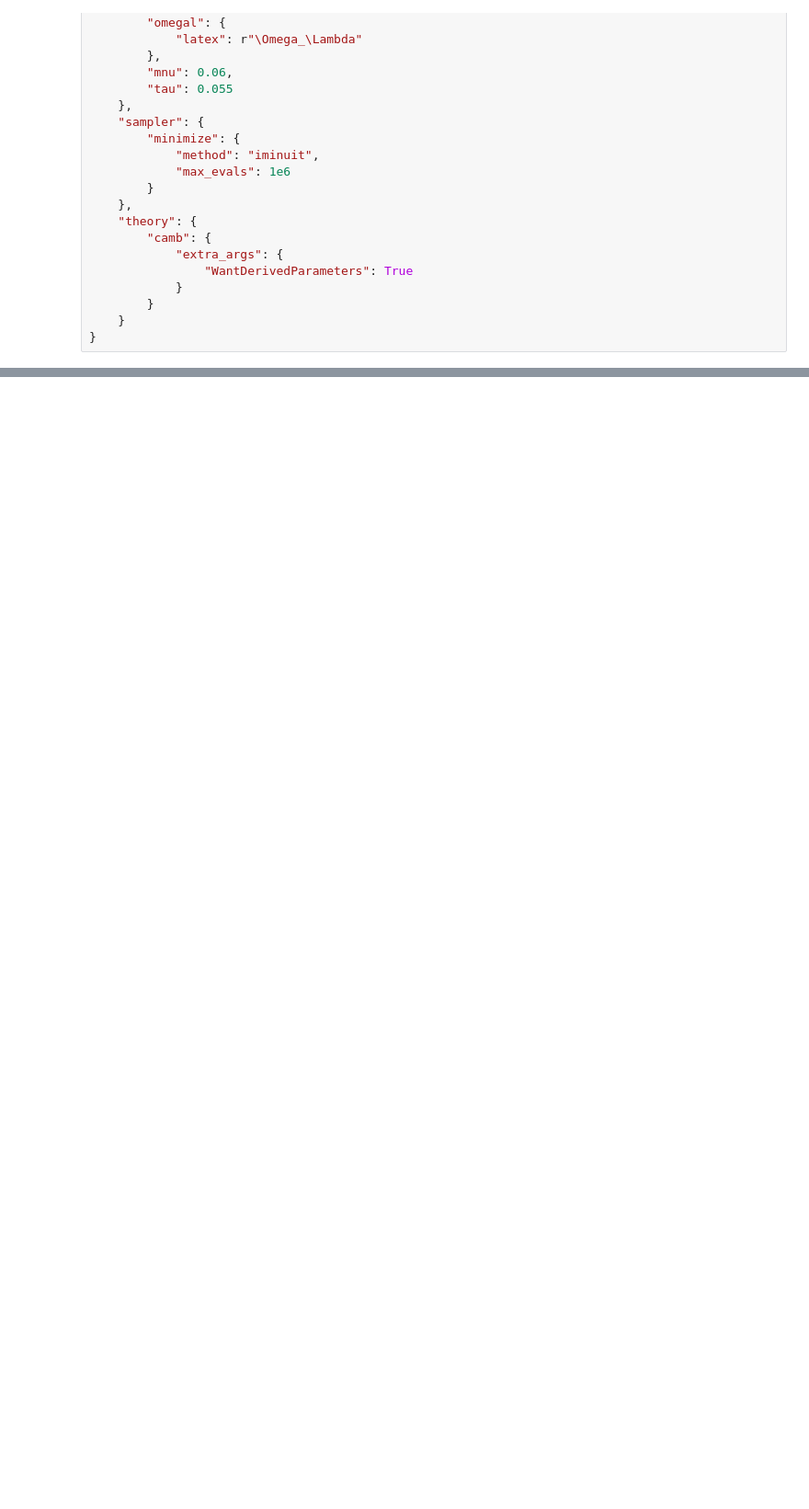
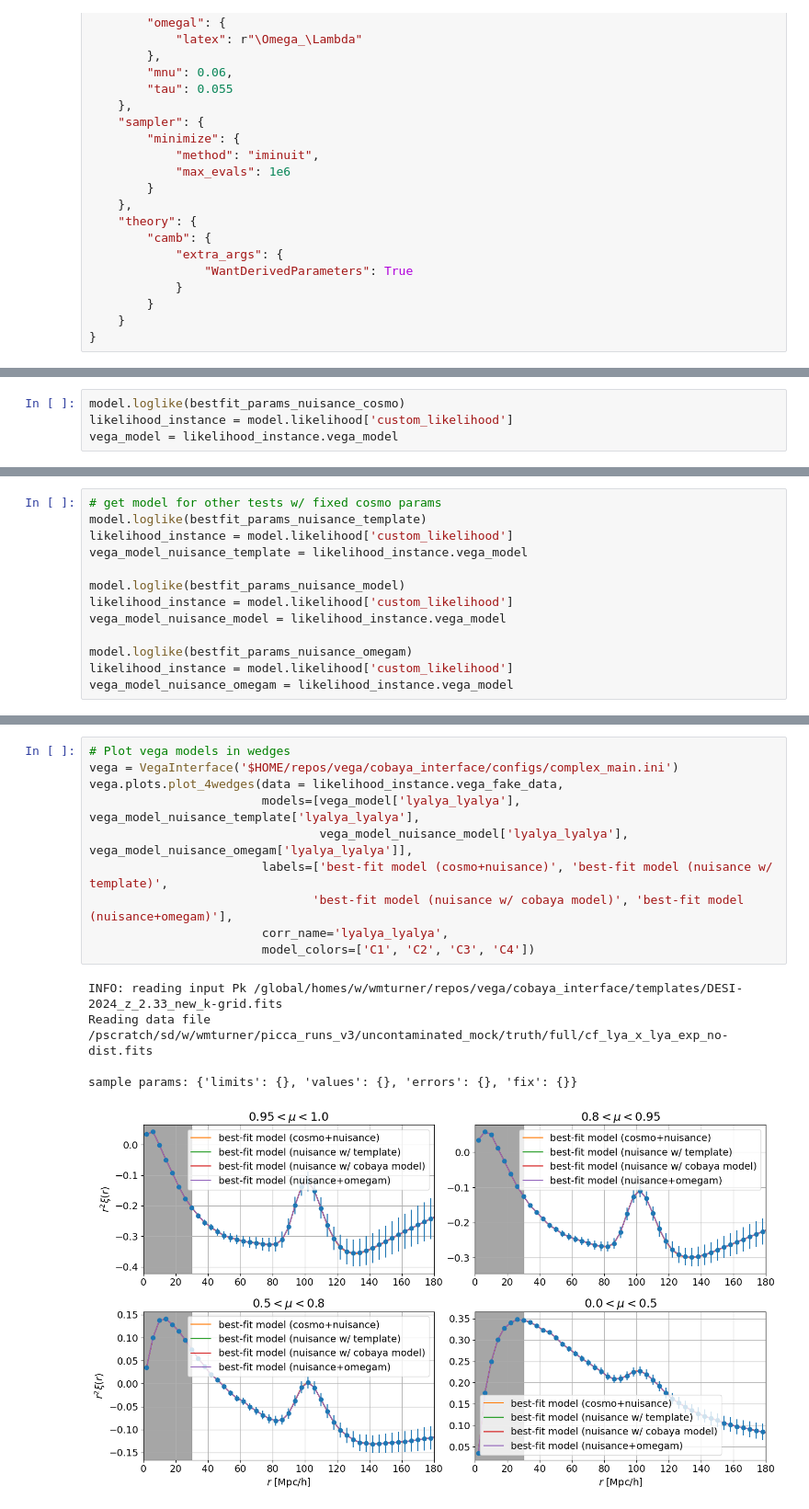
Before and after one commit to andreicuceu/vega, a Jupyter notebook: cobaya_interface/likelihood.ipynb, the cells around one changed output, grey strips where cells are left out. Shown at 92% size. Cells and saved outputs as stored; diff of their text form; blank space fills up the shorter version.

```diff
--- a/cobaya_interface/likelihood.ipynb
+++ b/cobaya_interface/likelihood.ipynb
@@ -260,0 +1053,4 @@ WARNING: Reduced matrix is not positive definite
+# %%
+model.loglike(bestfit_params_nuisance_cosmo)
+likelihood_instance = model.likelihood['custom_likelihood']
+vega_model = likelihood_instance.vega_model
@@ -260,0 +1062,13 @@ WARNING: Reduced matrix is not positive definite
+# %%
+# get model for other tests w/ fixed cosmo params
+model.loglike(bestfit_params_nuisance_template)
+likelihood_instance = model.likelihood['custom_likelihood']
+vega_model_nuisance_template = likelihood_instance.vega_model
+
+model.loglike(bestfit_params_nuisance_model)
+likelihood_instance = model.likelihood['custom_likelihood']
+vega_model_nuisance_model = likelihood_instance.vega_model
+
+model.loglike(bestfit_params_nuisance_omegam)
+likelihood_instance = model.likelihood['custom_likelihood']
+vega_model_nuisance_omegam = likelihood_instance.vega_model
@@ -260,0 +1118,16 @@ WARNING: Reduced matrix is not positive definite
+# %%
+# Plot vega models in wedges
+vega = VegaInterface('$HOME/repos/vega/cobaya_interface/configs/complex_main.ini')
+vega.plots.plot_4wedges(data = likelihood_instance.vega_fake_data,
+                        models=[vega_model['lyalya_lyalya'], vega_model_nuisance_template['lyalya_lyalya'],
+                                vega_model_nuisance_model['lyalya_lyalya'], vega_model_nuisance_omegam['lyalya_lyalya']],
+                        labels=['best-fit model (cosmo+nuisance)', 'best-fit model (nuisance w/ template)',
+                               'best-fit model (nuisance w/ cobaya model)', 'best-fit model (nuisance+omegam)'],
+                        corr_name='lyalya_lyalya',
+                        model_colors=['C1', 'C2', 'C3', 'C4'])
+# %% [output]
+INFO: reading input Pk /global/homes/w/wmturner/repos/vega/cobaya_interface/templates/DESI-2024_z_2.33_new_k-grid.fits
+Reading data file /pscratch/sd/w/wmturner/picca_runs_v3/uncontaminated_mock/truth/full/cf_lya_x_lya_exp_no-dist.fits
+
+sample params: {'limits': {}, 'values': {}, 'errors': {}, 'fix': {}}
+[figure, added]
```
Also changed, not shown: parts of 42 cells of this notebook, 11 other files.
